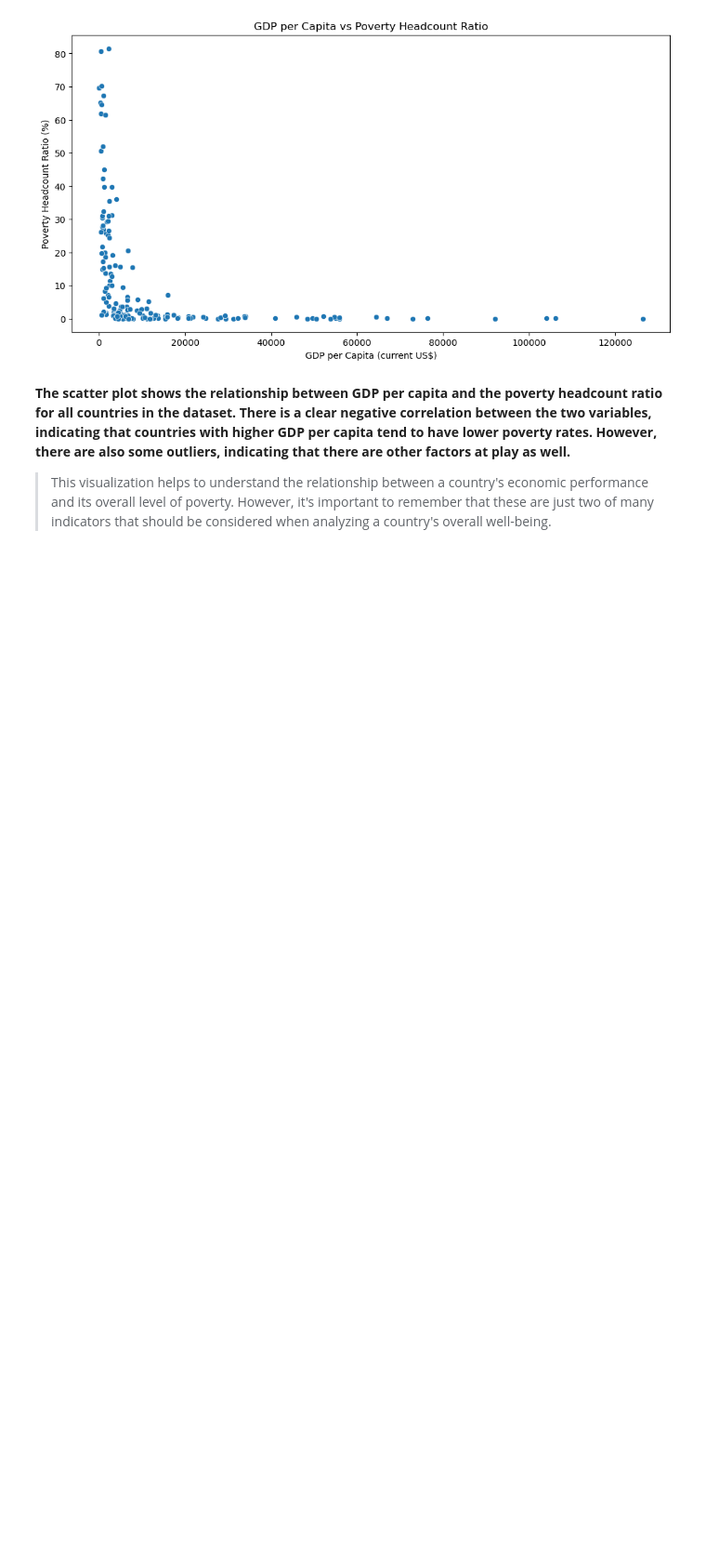
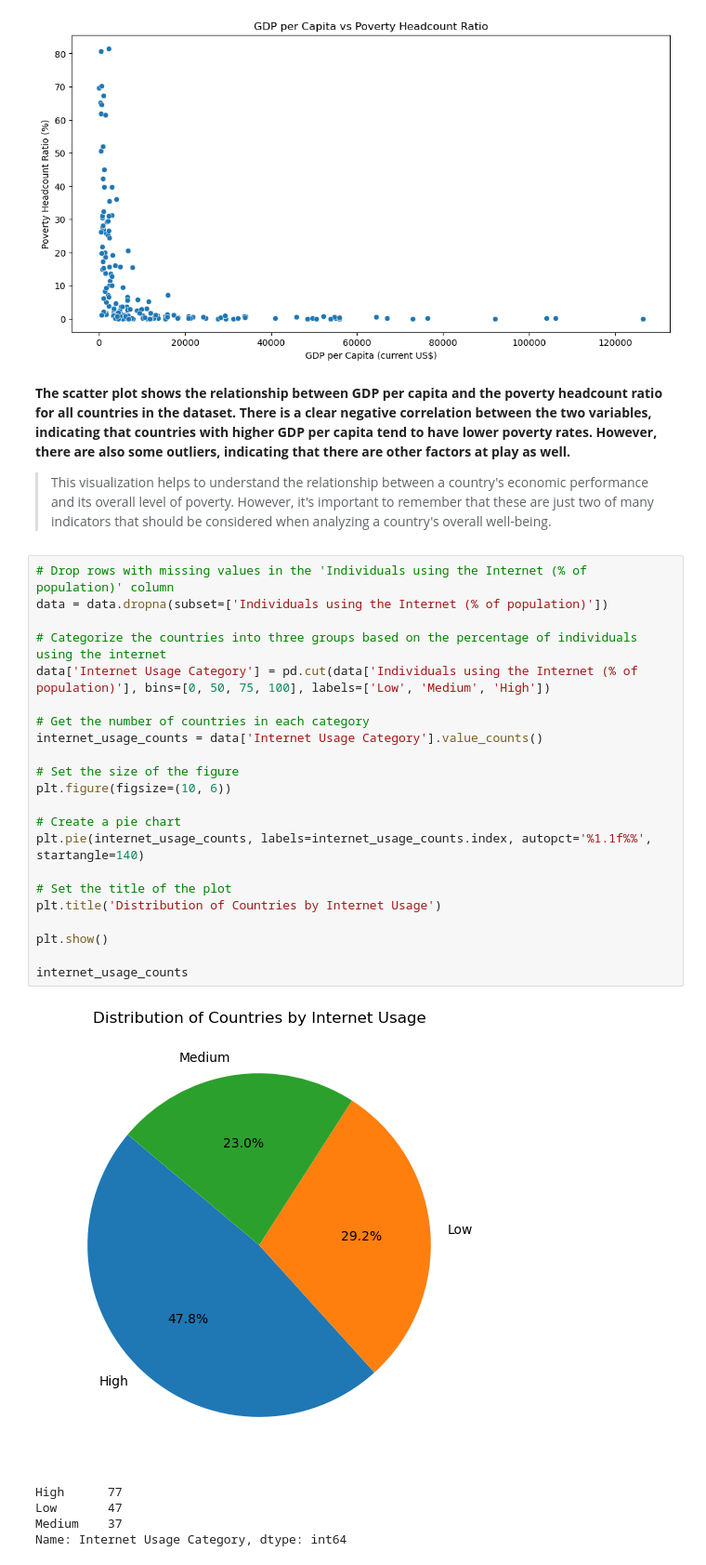
Before and after one commit to raj-rajat/All-Countries-and-their-Economies, a Jupyter notebook: all-countries-and-their-economies.ipynb, the cells around one changed output. Shown at 93% size. Saved outputs shown, nothing was run; the diff lists cells and outputs as text; blank space fills up the shorter version.

Commit message:
Kaggle Notebook | All Countries and their Economies | Version 2

```diff
--- a/all-countries-and-their-economies.ipynb
+++ b/all-countries-and-their-economies.ipynb
@@ -434,3 +434,31 @@ plt.show()
 **The scatter plot shows the relationship between GDP per capita and the poverty headcount ratio for all countries in the dataset. There is a clear negative correlation between the two variables, indicating that countries with higher GDP per capita tend to have lower poverty rates. However, there are also some outliers, indicating that there are other factors at play as well.**
 
 > This visualization helps to understand the relationship between a country's economic performance and its overall level of poverty. However, it's important to remember that these are just two of many indicators that should be considered when analyzing a country's overall well-being.
+# %%
+# Drop rows with missing values in the 'Individuals using the Internet (% of population)' column
+data = data.dropna(subset=['Individuals using the Internet (% of population)'])
+
+# Categorize the countries into three groups based on the percentage of individuals using the internet
+data['Internet Usage Category'] = pd.cut(data['Individuals using the Internet (% of population)'], bins=[0, 50, 75, 100], labels=['Low', 'Medium', 'High'])
+
+# Get the number of countries in each category
+internet_usage_counts = data['Internet Usage Category'].value_counts()
+
+# Set the size of the figure
+plt.figure(figsize=(10, 6))
+
+# Create a pie chart
+plt.pie(internet_usage_counts, labels=internet_usage_counts.index, autopct='%1.1f%%', startangle=140)
+
+# Set the title of the plot
+plt.title('Distribution of Countries by Internet Usage')
+
+plt.show()
+
+internet_usage_counts
+# %% [output]
+[figure, added]
+High      77
+Low       47
+Medium    37
+Name: Internet Usage Category, dtype: int64
```
Also changed, not shown: parts of 13 cells of this notebook.
